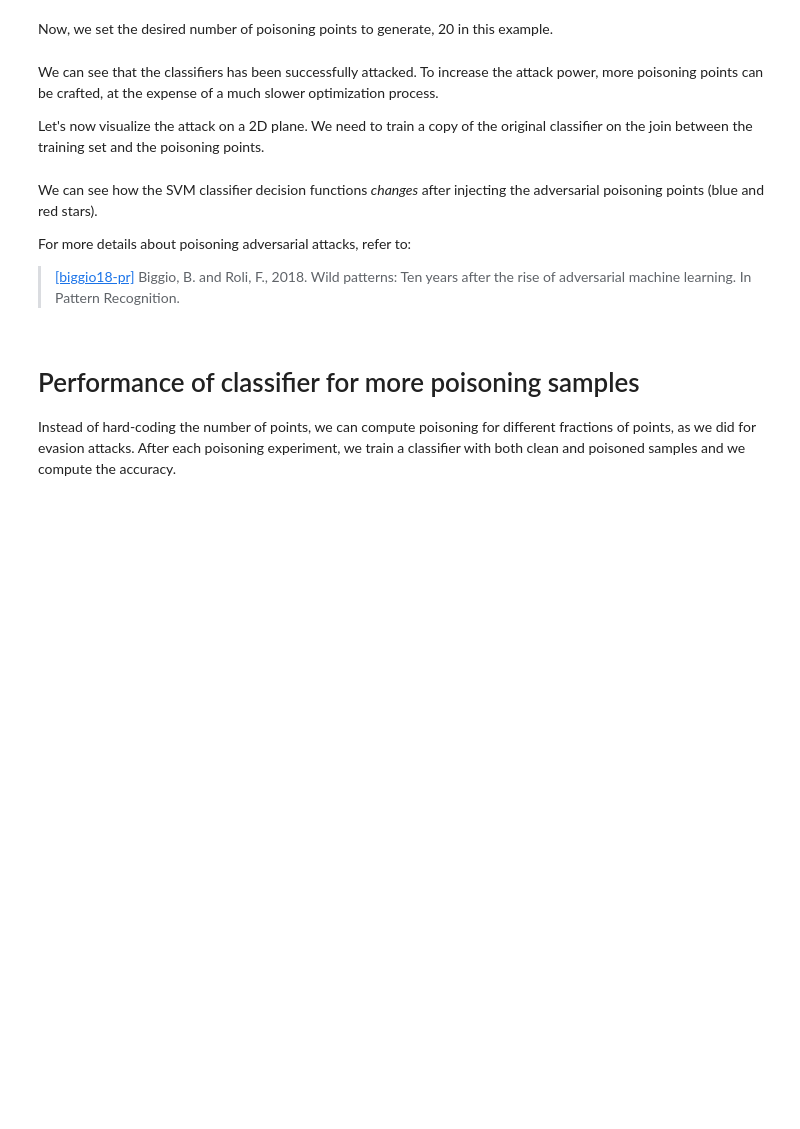
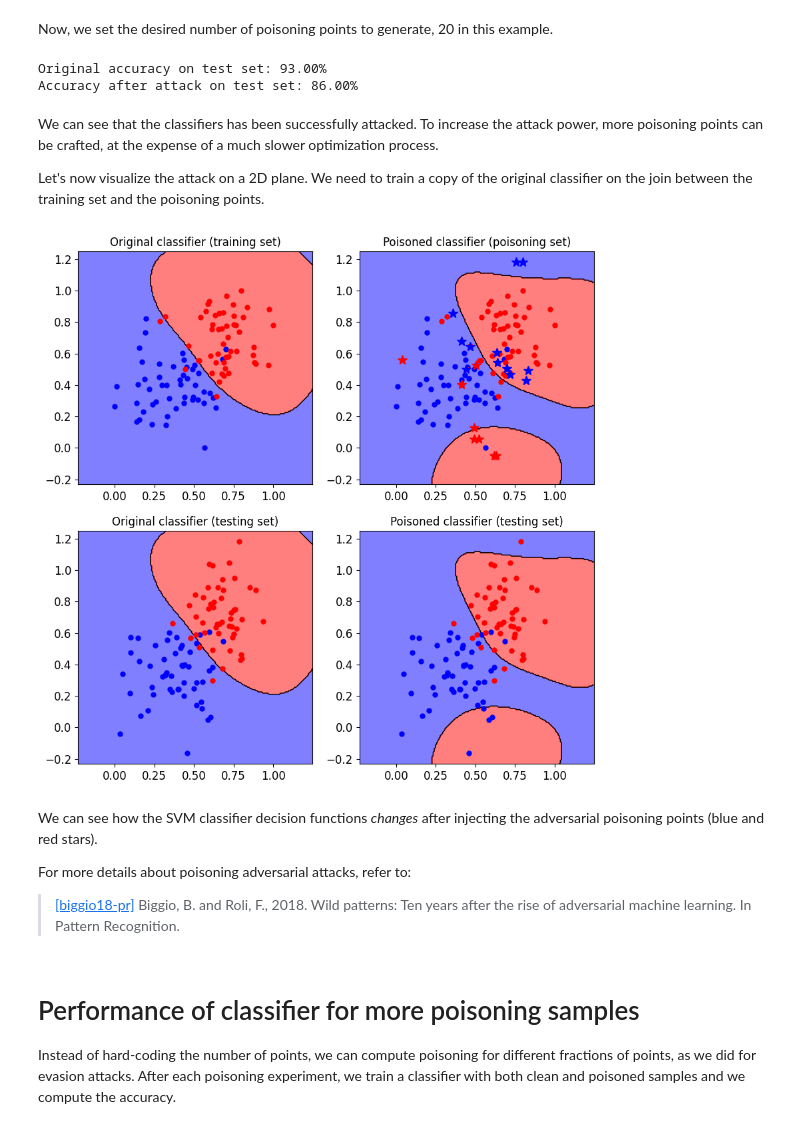
Before and after one commit to maurapintor/secml_notebooks, a Jupyter notebook: 03_poisoning_attacks.ipynb, the cells around one changed output. Saved outputs shown, nothing was run; the diff lists cells and outputs as text; code cells hidden in the pictures; blank space fills up the shorter version.

Commit message:
poisoning notebook ready

```diff
--- a/03_poisoning_attacks.ipynb
+++ b/03_poisoning_attacks.ipynb
@@ -188,10 +187,11 @@ n_samples = 20
 n_poisoning_points = n_samples  # number of poisoning points to generate
 attack.n_points = n_poisoning_points
 
+# TODO write your code here
+#
 # run the poisoning attack
 # this computes performances on the testing set
 # already (on a poisoned copy of the classifier)
-pois_y_pred, pois_scores, pois_ds, f_opt = attack.run(ts.X, ts.Y)
 
 # # optionally this can be done outside the attack
 # poisoning_dataset = tr.append(pois_ds)
@@ -199,21 +199,19 @@ pois_y_pred, pois_scores, pois_ds, f_opt = attack.run(ts.X, ts.Y)
 # poisoned_clf.fit(poisoning_dataset.X, poisoning_dataset.Y)
 # pois_y_pred = poisoned_clf.predict(ts.X)
 
+# TODO write your code here
+#
 # evaluate the accuracy of the original classifier
-acc = metric.performance_score(y_true=ts.Y, y_pred=y_pred)
 # evaluate the accuracy after the poisoning attack
-pois_acc = metric.performance_score(y_true=ts.Y, y_pred=pois_y_pred)
 
 print("Original accuracy on test set: {:.2%}".format(acc))
 print("Accuracy after attack on test set: {:.2%}".format(pois_acc))
+# %% [output]
+Original accuracy on test set: 93.00%
+Accuracy after attack on test set: 86.00%
 # %% [markdown]
 We can see that the classifiers has been successfully attacked.
 To increase the attack power, more poisoning points can be crafted, at the expense of a much slower optimization process.
 
 Let's now visualize the attack on a 2D plane.
 We need to train a copy of the original classifier on the join between the training set and the poisoning points.
-# %%
-# train the poisoned classifier
-poisoned_clf = clean_clf.deepcopy()
-pois_tr = tr.append(pois_ds)  # join the training set with the poisoning points
-poisoned_clf.fit(pois_tr.X, pois_tr.Y);
@@ -223,46 +225,47 @@ poisoned_clf.fit(pois_tr.X, pois_tr.Y);
 min_limit = min(pois_tr.X.min(), ts.X.min())
 max_limit = max(pois_tr.X.max(), ts.X.max())
 grid_limits = [[min_limit, max_limit], [min_limit, max_limit]]
 
 fig = CFigure(10, 10)
 
 # let's plot:
 #   1. the clean training data and the clean classifier decision regions
 #   2. the poisoning training data and the poisoned classifier decision regions
 #   3. the clean testing data and the clean classifier decision regions
 #   4. the clean testing data and the poisoned classifier decision regions
 
 fig.subplot(2, 2, 1)
 fig.sp.title("Original classifier (training set)")
-fig.sp.plot_decision_regions(clean_clf, n_grid_points=200,
-                             grid_limits=grid_limits)
-fig.sp.plot_ds(tr, markersize=5)
+# TODO write your code here
+#
+# plot decision regions of the original classifier and the training set
 fig.sp.grid(False)
 
 fig.subplot(2, 2, 2)
 fig.sp.title("Poisoned classifier (poisoning set)")
-fig.sp.plot_decision_regions(poisoned_clf, n_grid_points=200,
-                             grid_limits=grid_limits)
-fig.sp.plot_ds(tr, markersize=5)
-fig.sp.plot_ds(pois_ds, markersize=10, markers='*')
+# TODO write your code here
+#
+# plot decision regions of the poisoned classifier and the training set (including poisoning points)
 
 fig.sp.grid(False)
 
 fig.subplot(2, 2, 3)
 fig.sp.title("Original classifier (testing set)")
-fig.sp.plot_decision_regions(clean_clf, n_grid_points=200,
-                             grid_limits=grid_limits)
-fig.sp.plot_ds(ts, markersize=5)
+# TODO write your code here
+#
+# plot decision regions of the original classifier and the testing set
 fig.sp.grid(False)
 
 fig.subplot(2, 2, 4)
 fig.sp.title("Poisoned classifier (testing set)")
-fig.sp.plot_decision_regions(poisoned_clf, n_grid_points=200,
-                             grid_limits=grid_limits)
-fig.sp.plot_ds(ts, markersize=5)
+# TODO write your code here
+#
+# plot decision regions of the poisoning classifier and the testing set
 fig.sp.grid(False)
 
 fig.show()
+# %% [output]
+[figure, added]
 # %% [markdown]
 We can see how the SVM classifier decision functions *changes* after injecting the adversarial poisoning points (blue and red stars).
 
```
Also changed, not shown: parts of 10 cells of this notebook.
